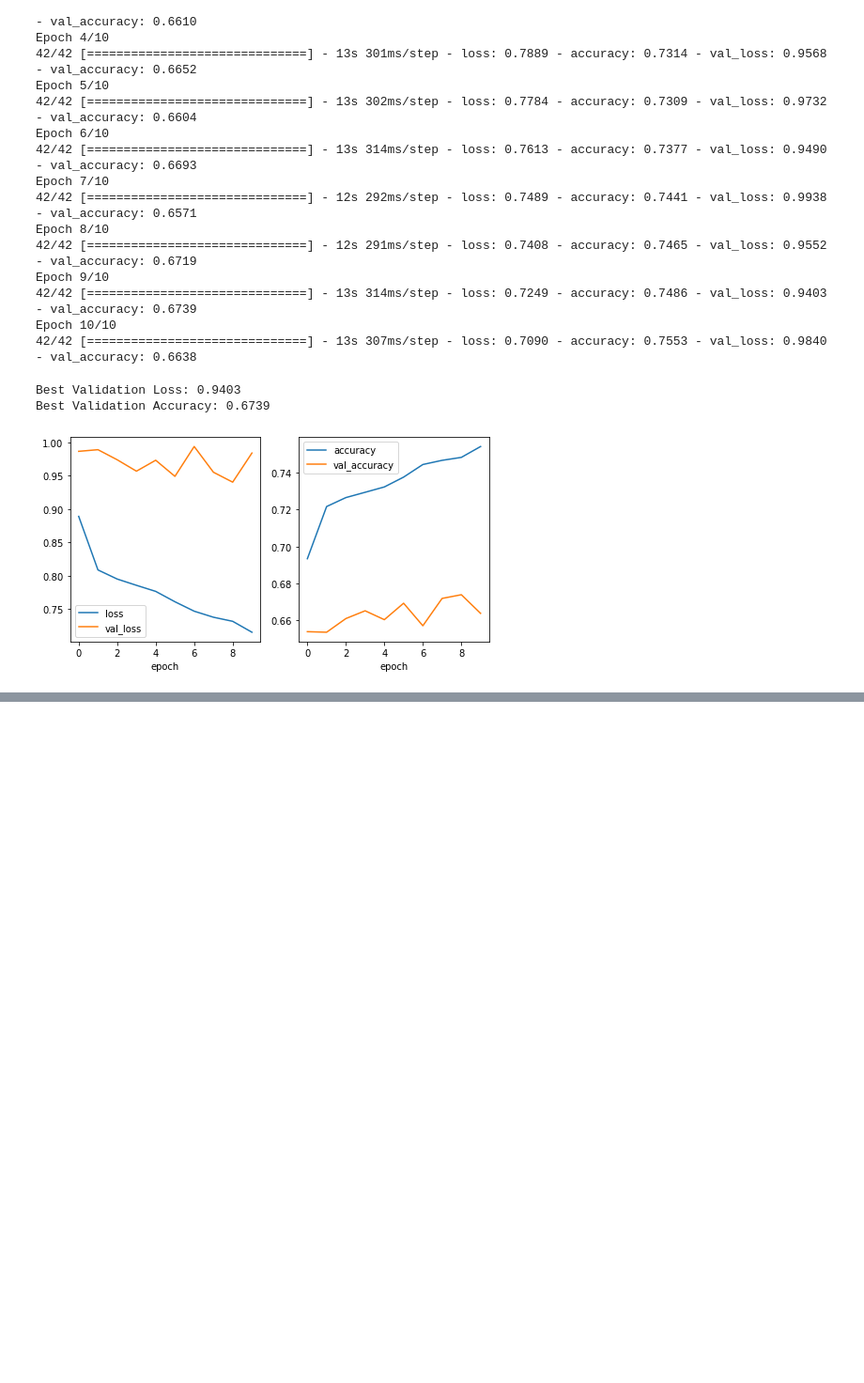
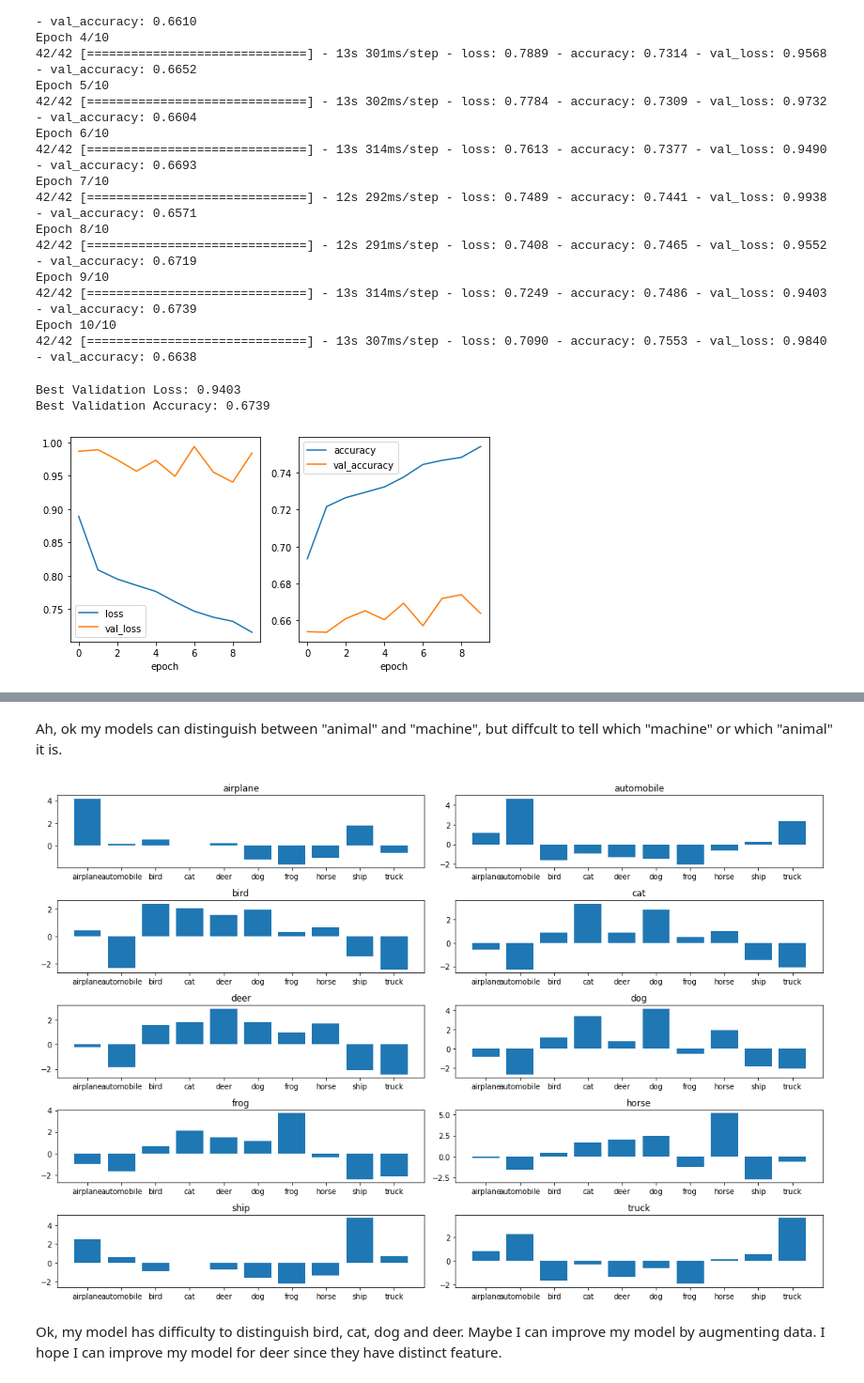
Before and after one commit to kyohei-123/autoencoder-test, a Jupyter notebook: cifar_deep_R1.ipynb, the cells around one changed output, grey strips where cells are left out. Shown at 94% size. Cells and saved outputs as stored; diff of their text form; code cells hidden in the pictures; blank space fills up the shorter version.

```diff
--- a/cifar_deep_R1.ipynb
+++ b/cifar_deep_R1.ipynb
@@ -986,0 +581,19 @@ KeyboardInterrupt: ignored
+# %% [markdown]
+Ah, ok my models can distinguish between "animal" and "machine", but diffcult to tell which "machine" or which "animal" it is.
+# %%
+### Check how much confident my models predict each test data
+
+result_df = pd.DataFrame(test_labels,columns = class_names).add_suffix('_label')
+result_df = pd.concat([result_df, pd.DataFrame(test_pred_cnn,columns = class_names)],axis=1)
+
+# label = "airplane"
+plt.figure(figsize=(15,10),tight_layout=True)
+for i,label in enumerate(class_names):
+    filter = result_df[label+"_label"]==1
+    plt.subplot(5,2,i+1)
+    plt.bar(x=class_names, height = result_df[filter][class_names].mean())
+    plt.title(label)
+# %% [output]
+[figure, added]
+# %% [markdown]
+Ok, my model has difficulty to distinguish bird, cat, dog and deer. Maybe I can improve my model by augmenting data. I hope I can improve my model for deer since they have distinct feature.
```
Also changed, not shown: parts of 34 cells of this notebook, 2 other files.
